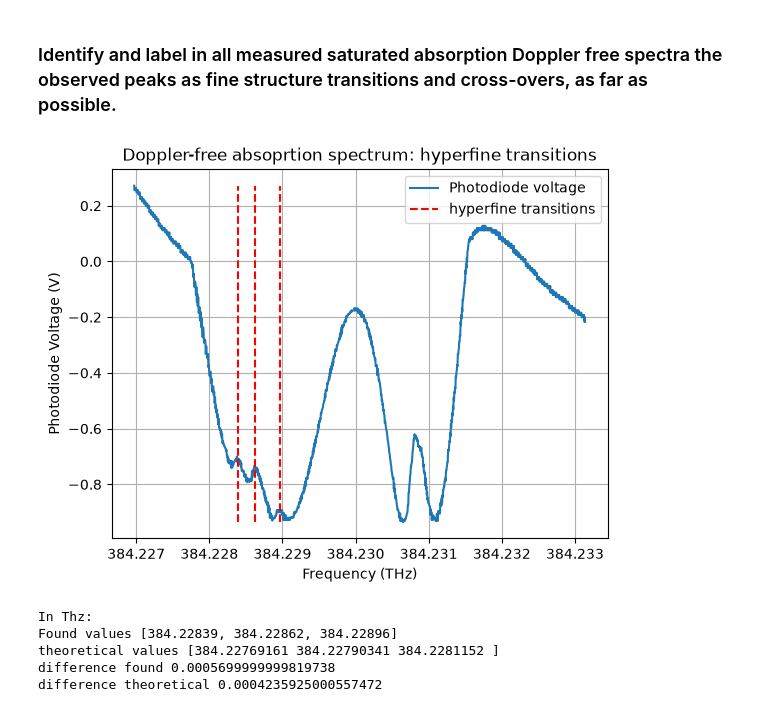
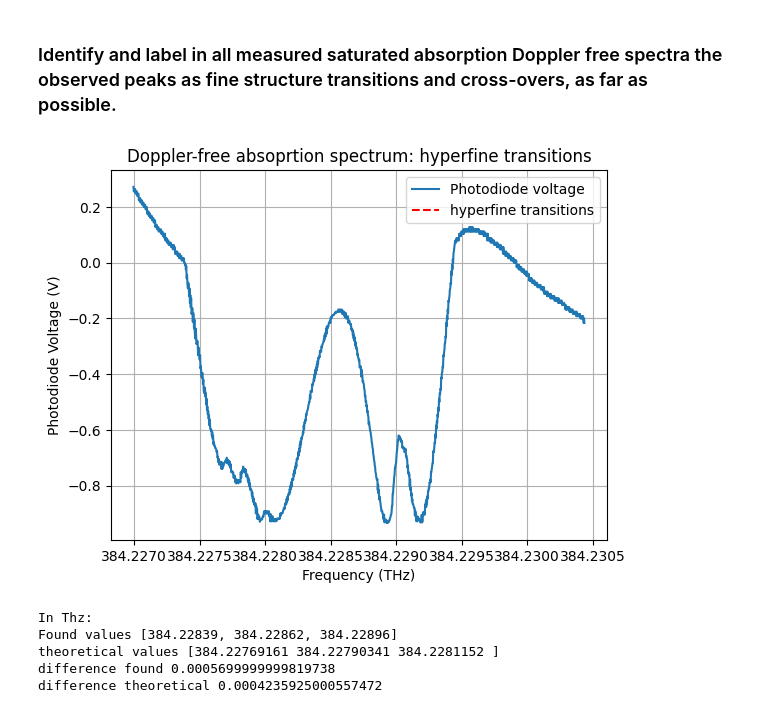
Before and after one commit to mandarhijn/Rb-spectroscopy, a Jupyter notebook: analysis.ipynb, the cells around one changed output. Saved outputs shown, nothing was run; the diff lists cells and outputs as text; code cells hidden in the pictures.

Commit message:
fixed frequ axis fit doppler free spectrum

```diff
--- a/analysis.ipynb
+++ b/analysis.ipynb
@@ -461,19 +462,26 @@ print(temps)
 ### Identify and label in all measured saturated absorption Doppler free spectra the observed peaks as fine structure transitions and cross-overs, as far as possible.
 # %%
 x_df, ch1_corrected_df, ch2_df = load_data_remove_background('data/NewFile13.csv', 'data/NewFile18.csv')
+voltage_df = fit_voltage(x_df, ch2_df)
+# guess voltage minima since we have peaks within dips
+minima_indices_df = [270,680]
+# find the corresponding voltage frequency sweep values
+peak_voltages_df = voltage_df[minima_indices_df]
+f_range_df = calibration_func_df(voltage_df)
 
-hyperfine1 = [384.22839, 384.22862, 384.22896]
+
+hyperfine1 = []
 
 plot_channel(f_range_df, ch1_corrected_df, label1='Photodiode voltage', title='Doppler-free absoprtion spectrum: hyperfine transitions')
 plt.vlines(hyperfine1, ymin=np.min(ch1_corrected_df), ymax=np.max(ch1_corrected_df), color='r', linestyle='--', label='hyperfine transitions')
 plt.ticklabel_format(axis='x', style='plain', useOffset=False)
 plt.xlabel('Frequency (THz)')
 plt.ylabel('Photodiode Voltage (V)')
 plt.legend()
 plt.grid(True)
 plt.show()
 # %% [output]
-[figure, old version]
+[figure, new version]
 # %%
 # 87Rb F=2 to F' Gigahertz
 print("In Thz:")
```
Also changed, not shown: parts of 1 cell of this notebook.
